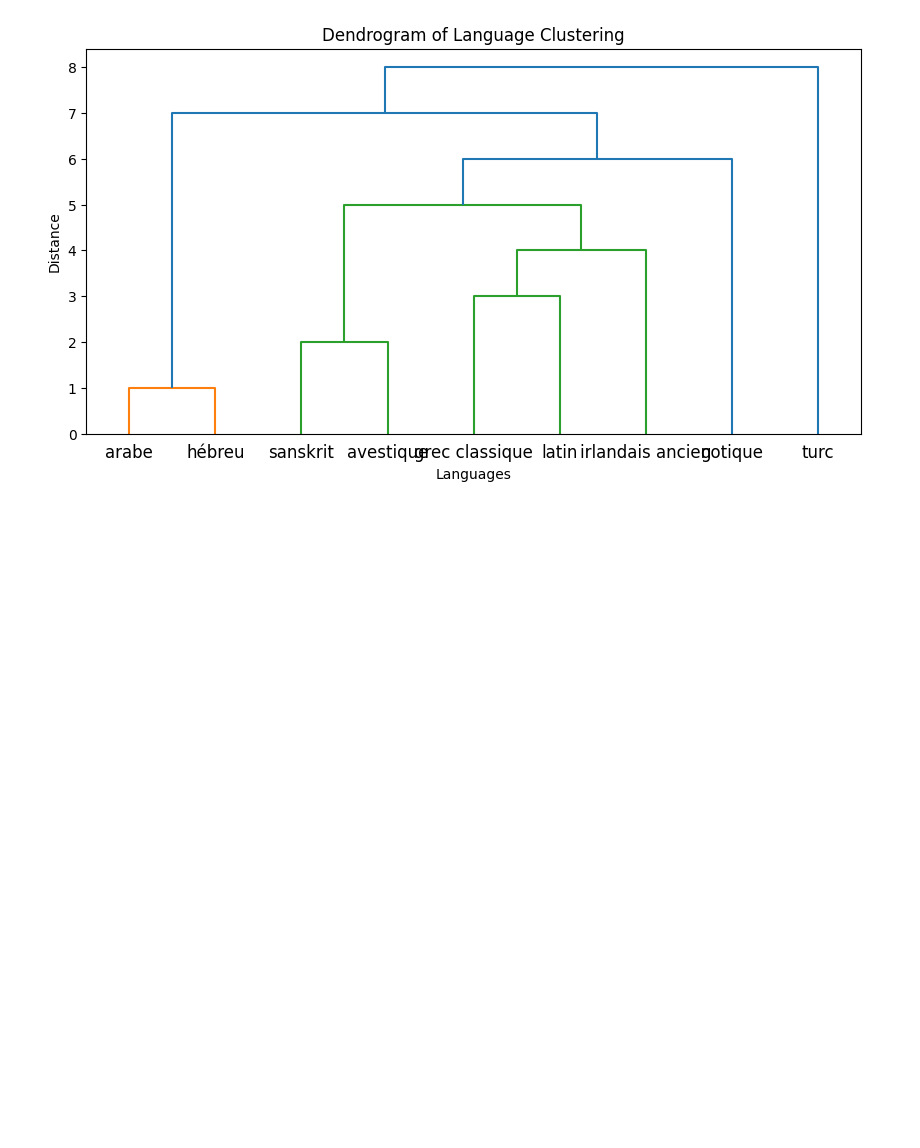
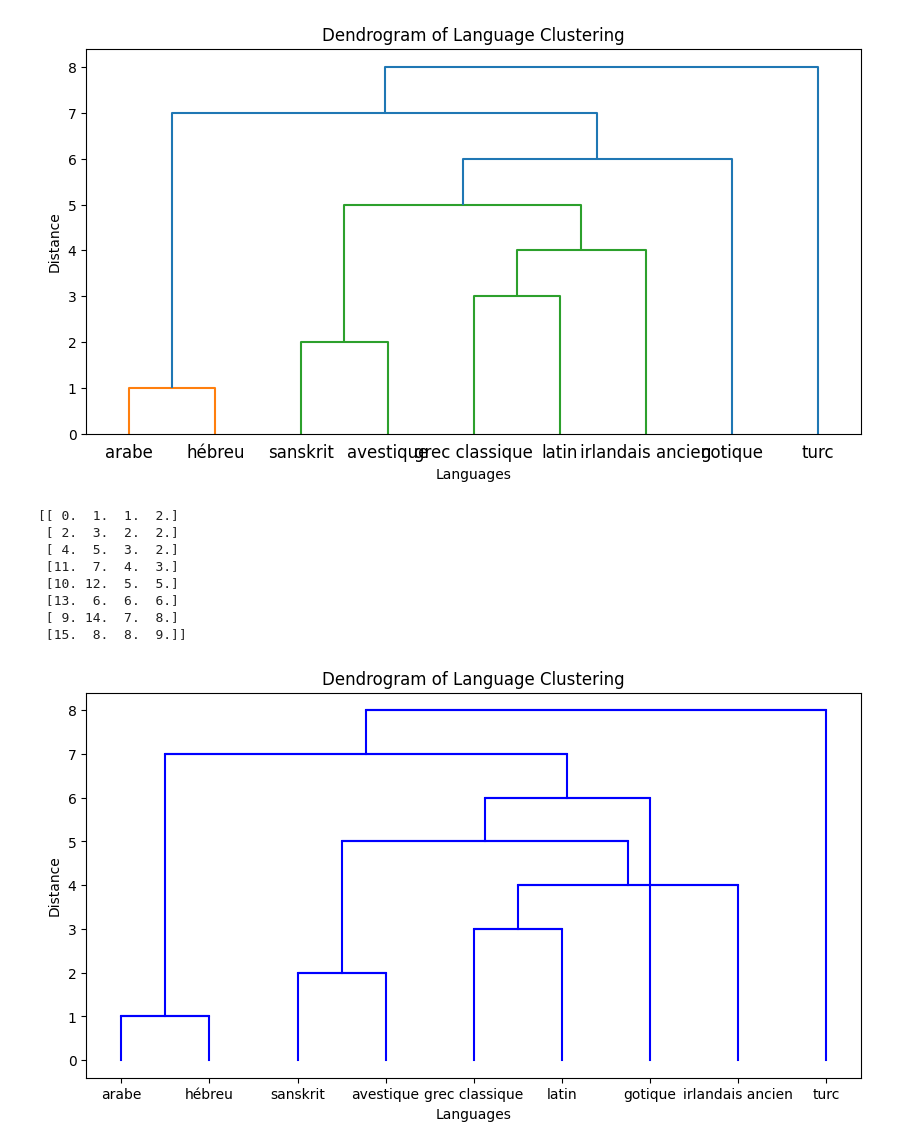
Before and after one commit to NielsTRS/ia_tp_cah, a Jupyter notebook: tp_note.ipynb, the cells around one changed output. Drawn from its saved outputs; the diff is of its cells as text; code cells hidden in the pictures; blank space fills up the shorter version.

```diff
--- a/tp_note.ipynb
+++ b/tp_note.ipynb
@@ -119,3 +119,63 @@ plt.show()
  [ 9. 14.  7.  8.]
  [15.  8.  8.  9.]]
 [figure]
+# %%
+import matplotlib.pyplot as plt
+from scipy.cluster.hierarchy import dendrogram
+import numpy as np
+
+def create_linkage_matrix(L, n):
+    Z = np.zeros((n - 1, 4)) #initalize empty linkage matrix
+    current_cluster = np.arange(n)
+    cluster_sizes = np.ones(n)
+    next_cluster_index = n
+
+    #linkage matrix construction
+    for k, (i1, i2) in enumerate(L):
+        ci1, ci2 = current_cluster[i1], current_cluster[i2] #get the current active cluster of a language
+        Z[k] = [ci1, ci2, k + 1, cluster_sizes[ci1] + cluster_sizes[ci2]] # [idx1, idx2, distance, n_elements]
+        current_cluster[i1] = current_cluster[i2] = next_cluster_index #update active clusters
+        cluster_sizes = np.append(cluster_sizes, Z[k, 3]) #update the cluster size after merge
+        next_cluster_index += 1
+
+    return Z
+
+def plot_dendrogram(Z, labels):
+    fig, ax = plt.subplots(figsize=(10, 5))
+    n = len(labels)
+    x_coords = {i: i for i in range(n)}
+    y_coords = {i: 0 for i in range(n)}
+
+    for i, (ci1, ci2, dist, size) in enumerate(Z):
+        x1, x2 = x_coords[ci1], x_coords[ci2]
+        y1, y2 = y_coords[ci1], y_coords[ci2]
+        x_new = (x1 + x2) / 2
+        y_new = dist
+
+        ax.plot([x1, x1, x2, x2], [y1, y_new, y_new, y2], c='b')
+        ax.plot([x1, x2], [y_new, y_new], c='b')
+
+        x_coords[n + i] = x_new
+        y_coords[n + i] = y_new
+
+    ax.set_xticks(range(n))
+    ax.set_xticklabels(labels)
+    ax.set_xlabel('Languages')
+    ax.set_ylabel('Distance')
+    ax.set_title('Dendrogram of Language Clustering')
+    plt.show()
+
+Z = create_linkage_matrix(L, len(labels))
+print(Z)
+# Plot the dendrogram
+plot_dendrogram(Z, labels)
+# %% [output]
+[[ 0.  1.  1.  2.]
+ [ 2.  3.  2.  2.]
+ [ 4.  5.  3.  2.]
+ [11.  7.  4.  3.]
+ [10. 12.  5.  5.]
+ [13.  6.  6.  6.]
+ [ 9. 14.  7.  8.]
+ [15.  8.  8.  9.]]
+[figure, added]
```
